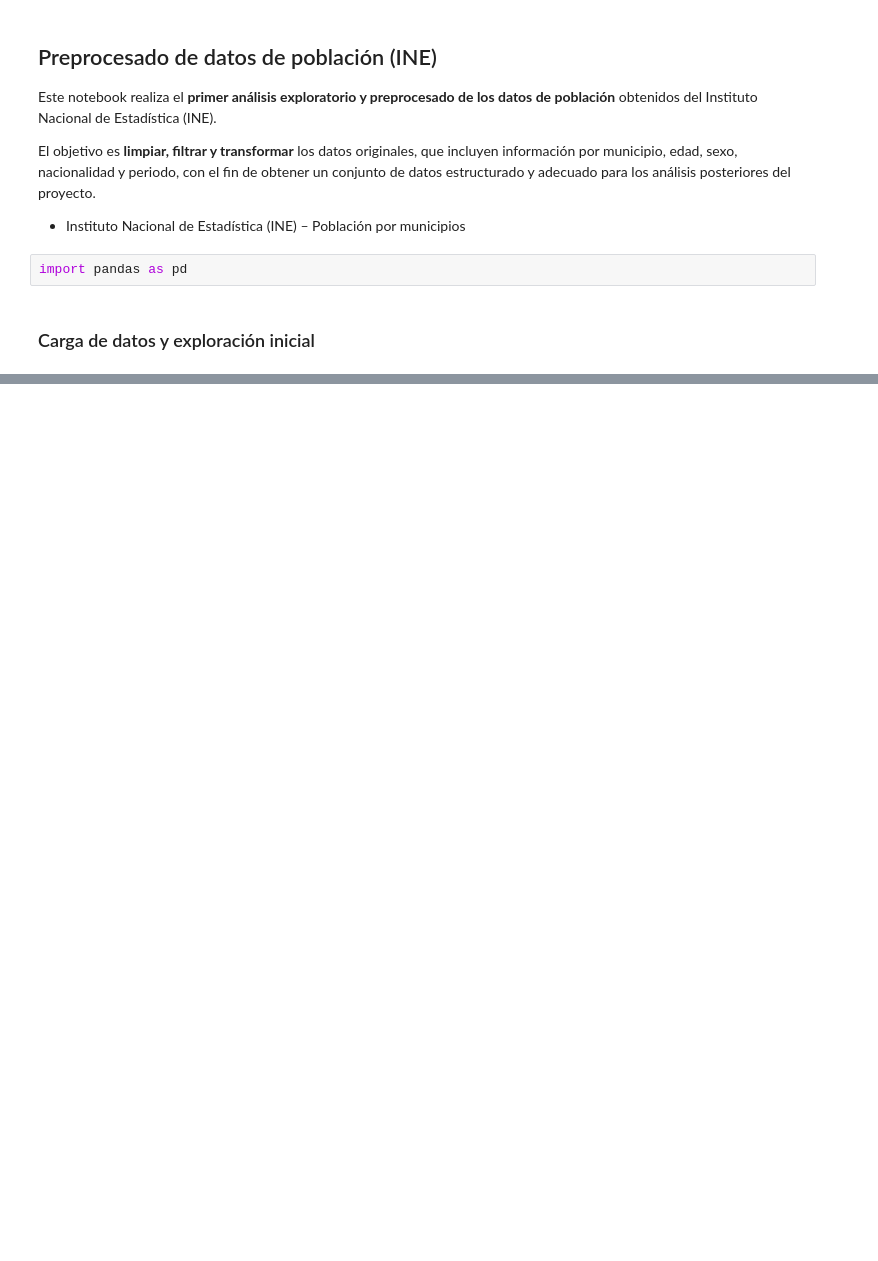
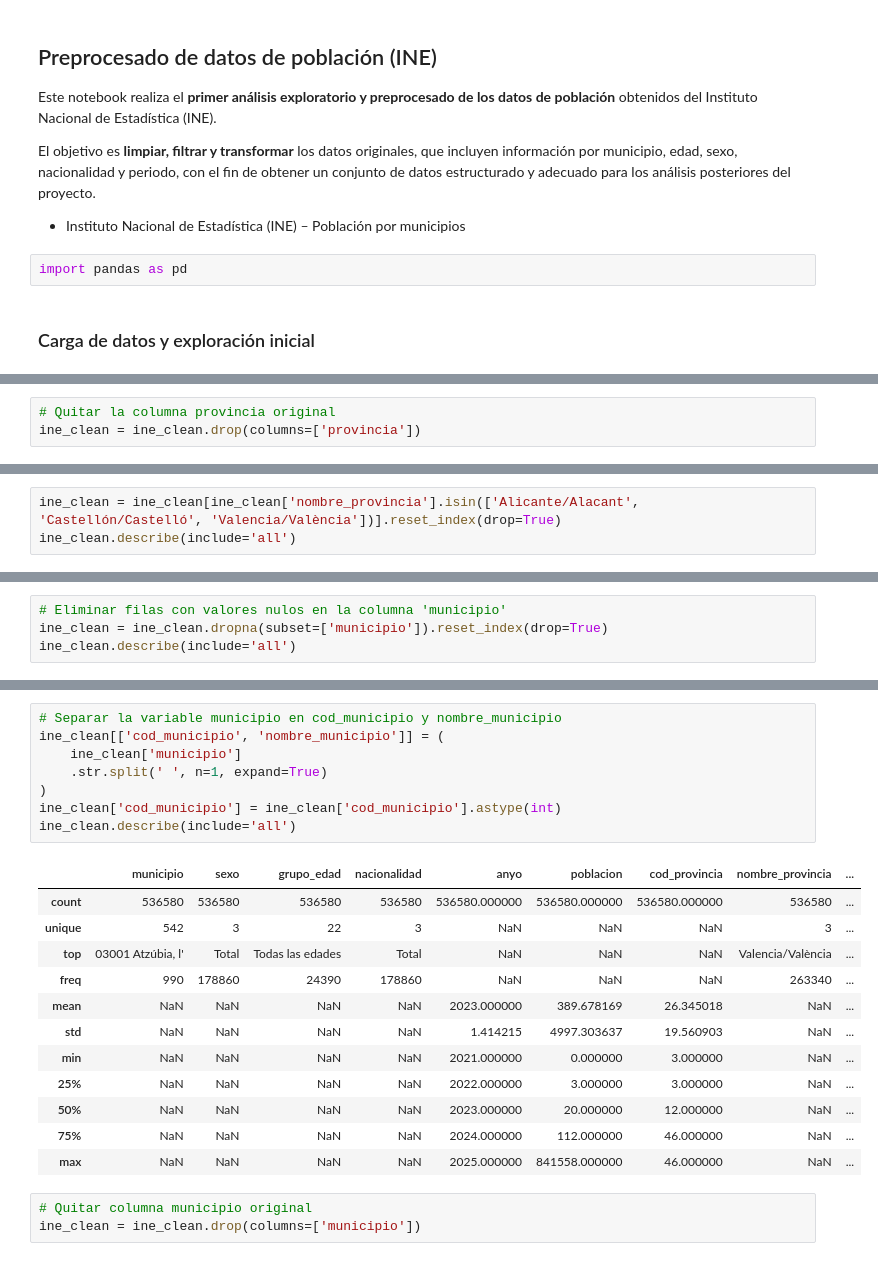
Before and after one commit to nt33/PRVD-Proyecto_Salud, a Jupyter notebook: preprocesado/datos_poblacion.ipynb, the cells around one changed output, grey strips where cells are left out. Drawn from its saved outputs; the diff is of its cells as text; blank space fills up the shorter version.

```diff
--- a/preprocesado/datos_poblacion.ipynb
+++ b/preprocesado/datos_poblacion.ipynb
@@ -66,0 +217,3 @@ ine_datos.head()
+# %%
+# Quitar la columna provincia original
+ine_clean = ine_clean.drop(columns=['provincia'])
@@ -66,0 +243,3 @@ ine_datos.head()
+# %%
+ine_clean = ine_clean[ine_clean['nombre_provincia'].isin(['Alicante/Alacant', 'Castellón/Castelló', 'Valencia/València'])].reset_index(drop=True)
+ine_clean.describe(include='all')
@@ -66,0 +268,4 @@ ine_datos.head()
+# %%
+# Eliminar filas con valores nulos en la columna 'municipio'
+ine_clean = ine_clean.dropna(subset=['municipio']).reset_index(drop=True)
+ine_clean.describe(include='all')
@@ -66,0 +285,24 @@ ine_datos.head()
+# %%
+# Separar la variable municipio en cod_municipio y nombre_municipio
+ine_clean[['cod_municipio', 'nombre_municipio']] = (
+    ine_clean['municipio']
+    .str.split(' ', n=1, expand=True)
+)
+ine_clean['cod_municipio'] = ine_clean['cod_municipio'].astype(int)
+ine_clean.describe(include='all')
+# %% [output]
+|  | municipio | sexo | grupo_edad | nacionalidad | anyo | poblacion | cod_provincia | nombre_provincia | ... |
+| count | 536580 | 536580 | 536580 | 536580 | 536580.000000 | 536580.000000 | 536580.000000 | 536580 | ... |
+| unique | 542 | 3 | 22 | 3 | NaN | NaN | NaN | 3 | ... |
+| top | 03001 Atzúbia, l' | Total | Todas las edades | Total | NaN | NaN | NaN | Valencia/València | ... |
+| freq | 990 | 178860 | 24390 | 178860 | NaN | NaN | NaN | 263340 | ... |
+| mean | NaN | NaN | NaN | NaN | 2023.000000 | 389.678169 | 26.345018 | NaN | ... |
+| std | NaN | NaN | NaN | NaN | 1.414215 | 4997.303637 | 19.560903 | NaN | ... |
+| min | NaN | NaN | NaN | NaN | 2021.000000 | 0.000000 | 3.000000 | NaN | ... |
+| 25% | NaN | NaN | NaN | NaN | 2022.000000 | 3.000000 | 3.000000 | NaN | ... |
+| 50% | NaN | NaN | NaN | NaN | 2023.000000 | 20.000000 | 12.000000 | NaN | ... |
+| 75% | NaN | NaN | NaN | NaN | 2024.000000 | 112.000000 | 46.000000 | NaN | ... |
+| max | NaN | NaN | NaN | NaN | 2025.000000 | 841558.000000 | 46.000000 | NaN | ... |
+# %%
+# Quitar columna municipio original
+ine_clean = ine_clean.drop(columns=['municipio'])
```
Also changed, not shown: parts of 43 cells of this notebook, 1 other file.
